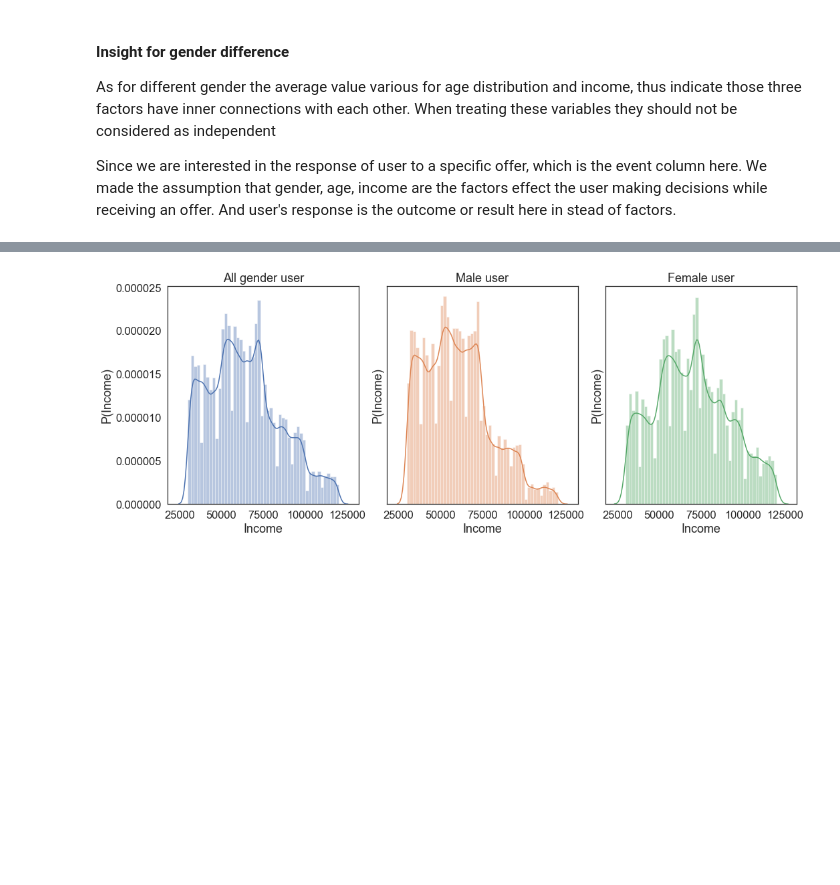
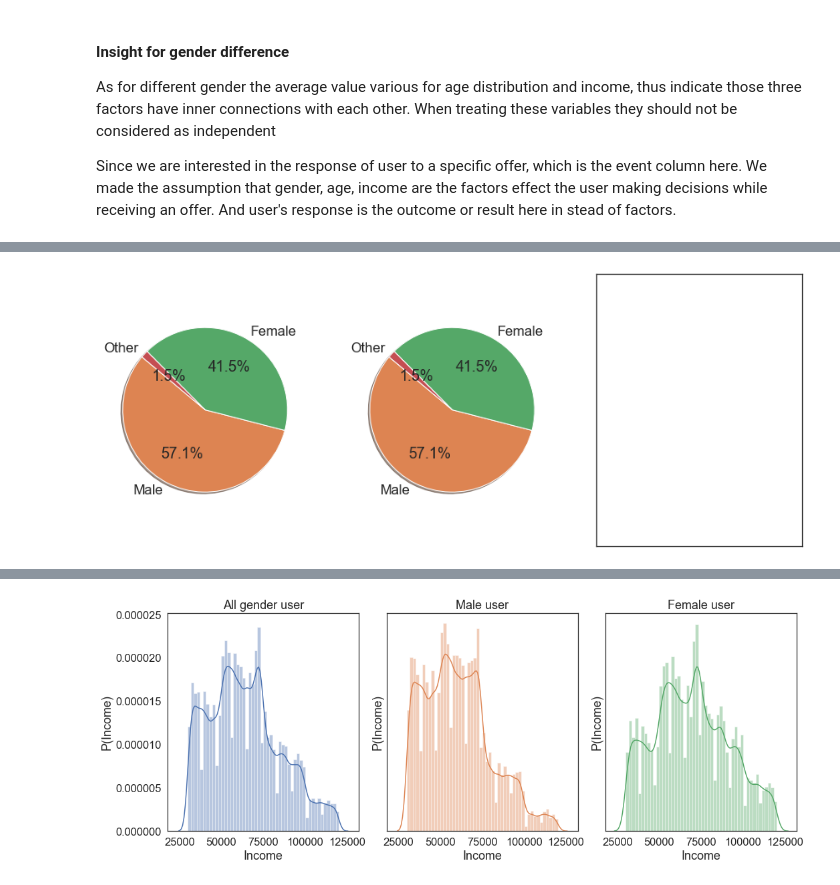
Before and after one commit to ZhuqingZhang0422/Starbucks-Capstone-Project, a Jupyter notebook: Starbucks_Capstone_notebook.ipynb, the cells around one changed output, grey strips where cells are left out. Cells and saved outputs as stored; diff of their text form; code cells hidden in the pictures; blank space fills up the shorter version.

```diff
--- a/Starbucks_Capstone_notebook.ipynb
+++ b/Starbucks_Capstone_notebook.ipynb
@@ -314,3 +295,41 @@ plt.show()
+# %%
+import matplotlib.pyplot as plt
+
+# Data to plot
+labels = 'Python', 'C++', 'Ruby', 'Java'
+sizes = [215, 130, 245, 210]
+colors = ['gold', 'yellowgreen', 'lightcoral', 'lightskyblue']
+explode = (0.1, 0, 0, 0)  # explode 1st slice
+
+# Plot
+plt.pie(sizes, explode=explode, labels=labels, colors=colors,
+autopct='%1.1f%%', shadow=True, startangle=140)
+
+plt.axis('equal')
+plt.show()
+# %%
+# Gender distribution of the users
+current_palette = sns.color_palette()
+colors = [current_palette[1], current_palette[2], current_palette[3]]
+fig, ax = plt.subplots(figsize=(15, 6),
+                       nrows=1,
+                       ncols=3,
+                       sharex=True,
+                       sharey=True)
+plt.sca(ax[0])
+labels_0 = ['Male','Female','Other']
+sizes_0 = study['gender'].value_counts()
+plt.pie(sizes_0,labels=labels_0, colors=colors,
+autopct='%1.1f%%', shadow=True, startangle=140)
+
+plt.sca(ax[1])
+explode_0 = (0.1, 0.05, 0)
+plt.pie(sizes, labels=labels, colors=colors,
+autopct='%1.1f%%', shadow=True, startangle=140)
+#plt.axis('equal')
+plt.show()
+# %% [output]
+[figure, added]
 # %%
 '''
 Age distribution with different gender
```
Also changed, not shown: parts of 8 cells of this notebook, 1 other file.
